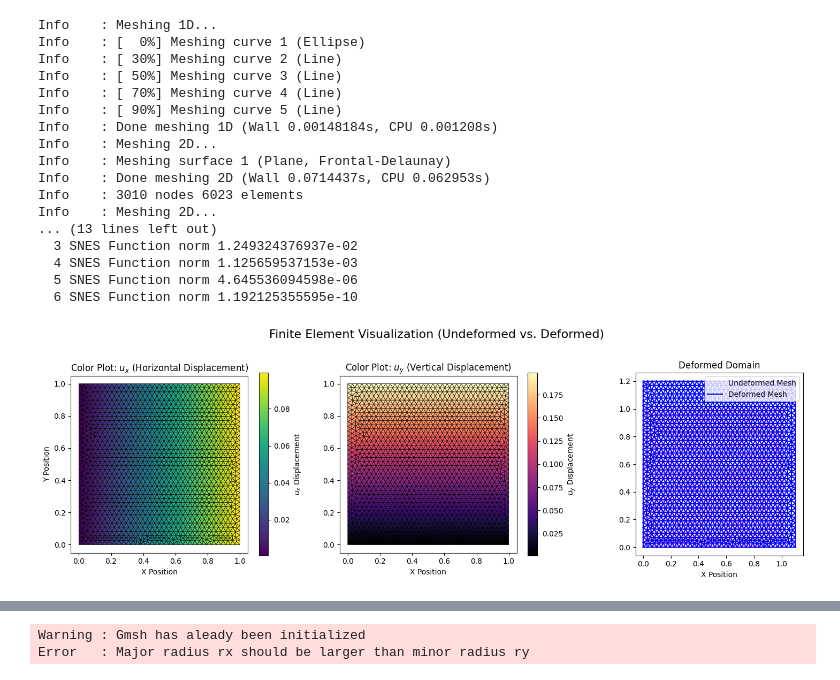
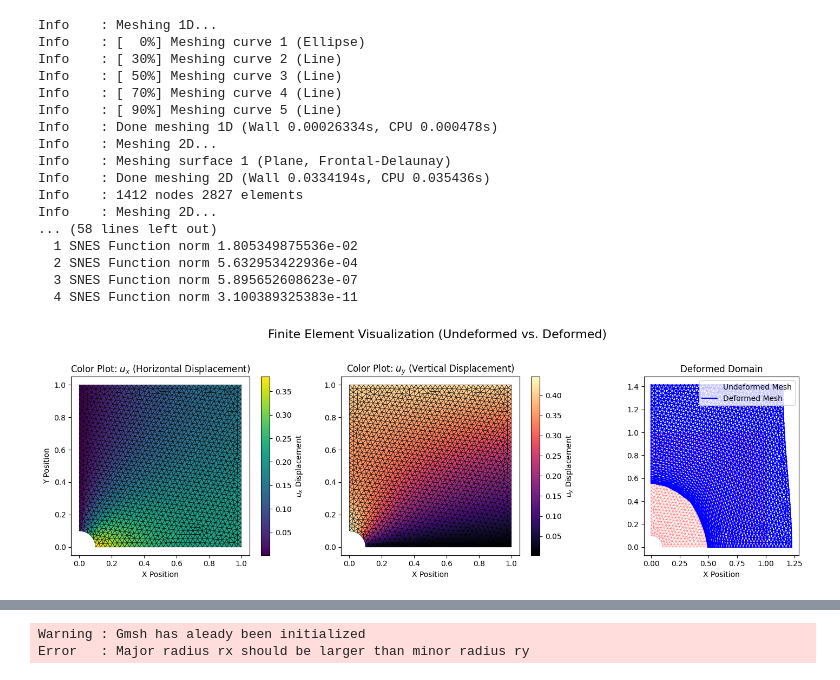
Before and after one commit to narupanta/shared, a Jupyter notebook: data_generator.ipynb, the cells around one changed output, grey strips where cells are left out. Saved outputs shown, nothing was run; the diff lists cells and outputs as text; code cells hidden in the pictures.

```diff
--- a/hyperelasticity_dolfinx.ipynb
+++ b/data_generator.ipynb
@@ -215,5 +224,5 @@ def FEM_solve(load_parameter, elastic_modulus, poisson_ratio) :
 # %%
-data = FEM_solve(0.2, 1e4, 0.2)
+data = FEM_solve(1.0, 1.8, 10)
 # %% [output]
 Info    : Meshing 1D...
 Info    : [  0%] Meshing curve 1 (Ellipse)
@@ -221,14 +230,14 @@ Info    : [ 30%] Meshing curve 2 (Line)
 Info    : [ 50%] Meshing curve 3 (Line)
 Info    : [ 70%] Meshing curve 4 (Line)
 Info    : [ 90%] Meshing curve 5 (Line)
-Info    : Done meshing 1D (Wall 0.00148184s, CPU 0.001208s)
+Info    : Done meshing 1D (Wall 0.00026334s, CPU 0.000478s)
 Info    : Meshing 2D...
 Info    : Meshing surface 1 (Plane, Frontal-Delaunay)
-Info    : Done meshing 2D (Wall 0.0714437s, CPU 0.062953s)
-Info    : 3010 nodes 6023 elements
+Info    : Done meshing 2D (Wall 0.0334194s, CPU 0.035436s)
+Info    : 1412 nodes 2827 elements
 Info    : Meshing 2D...
-... (13 lines left out)
-  3 SNES Function norm 1.249324376937e-02
-  4 SNES Function norm 1.125659537153e-03
-  5 SNES Function norm 4.645536094598e-06
-  6 SNES Function norm 1.192125355595e-10
+... (58 lines left out)
+  1 SNES Function norm 1.805349875536e-02
+  2 SNES Function norm 5.632953422936e-04
+  3 SNES Function norm 5.895652608623e-07
+  4 SNES Function norm 3.100389325383e-11
@@ -249,8 +263,8 @@ cells = data["cells"]
 
 # Displacement components (ux and uy) at each node
 # This simulates a simple shear/tensile deformation
-ux = data["u"][:, 0]
-uy = data["u"][:, 1]
+ux = data["u"][9][:, 0]
+uy = data["u"][9][:, 1]
 
 # Combine components into the full displacement vector u
 u = np.column_stack((ux, uy))
@@ -291,34 +305,34 @@ tpc2 = ax2.tripcolor(triangulation, uy, cmap='magma', edgecolors='k', linewidth=
 fig.colorbar(tpc2, ax=ax2, label='$u_y$ Displacement')
 
 ax2.set_title('Color Plot: $u_y$ (Vertical Displacement)')
 ax2.set_xlabel('X Position')
 ax2.set_aspect('equal')
 
 # --- Subplot 3: Plotting Deformed Domain ---
 ax3 = axes[2]
 
 # Plot the outline of the UNDEFORMED mesh for reference (dashed gray)
 ax3.triplot(triangulation, 'r-', alpha=0.5, linewidth=0.5, label='Undeformed Mesh')
 
 # Plot the DEFORMED mesh. We must manually create a new triangulation
 # object using the deformed coordinates (world_pos) but the SAME connectivity (cells).
 x_def = world_pos[:, 0]
 y_def = world_pos[:, 1]
 tri_def = tri.Triangulation(x_def, y_def, cells)
 
 # Plot the deformed mesh (solid blue lines)
 ax3.triplot(tri_def, 'b-', linewidth=1.5, label='Deformed Mesh')
 
 ax3.set_title('Deformed Domain')
 ax3.set_xlabel('X Position')
 ax3.legend()
 ax3.set_aspect('equal')
 
 # Adjust layout to prevent overlaps
 plt.tight_layout(rect=[0, 0.03, 1, 0.95])
 plt.show()
 # %% [output]
-[figure, old version]
+[figure, new version]
 # %%
 
 from dolfinx import log, default_scalar_type
```
Also changed, not shown: parts of 8 cells of this notebook, 38 other files.
